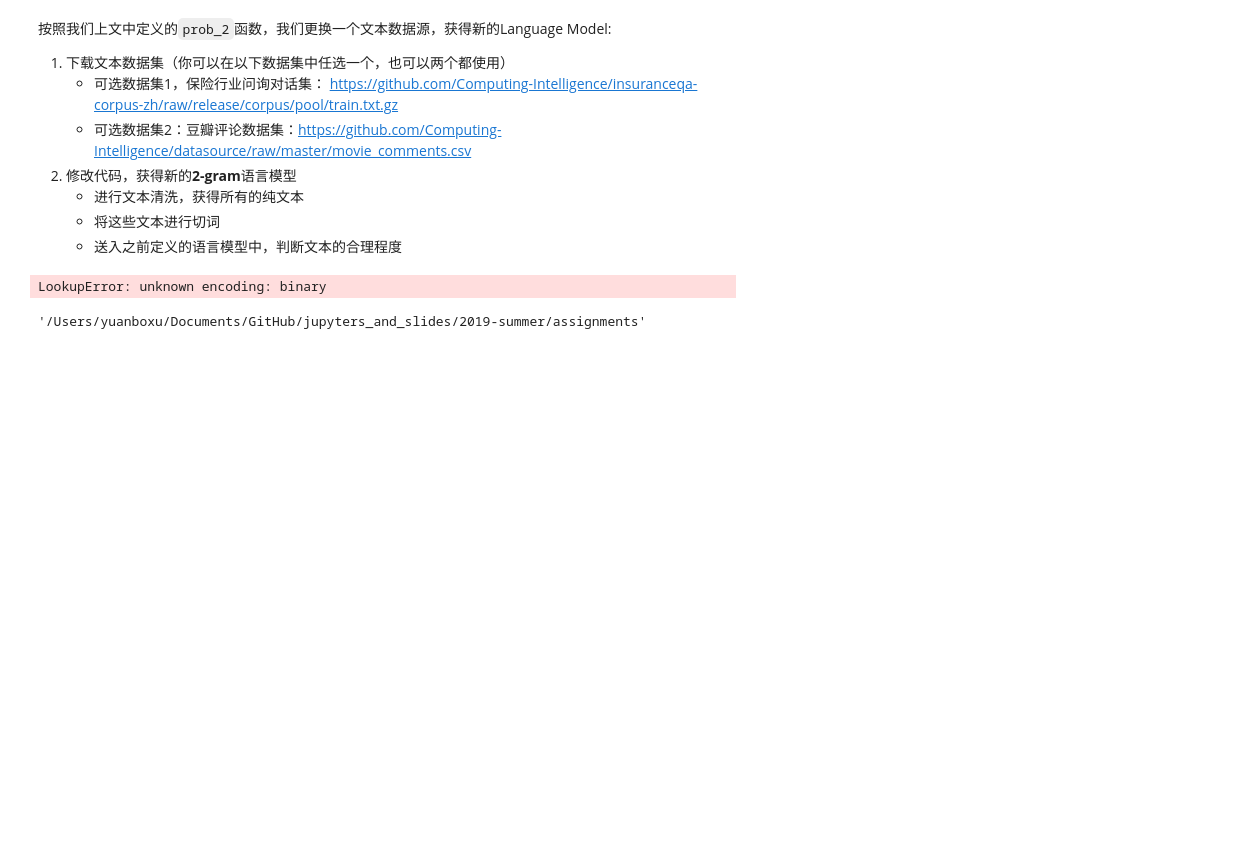
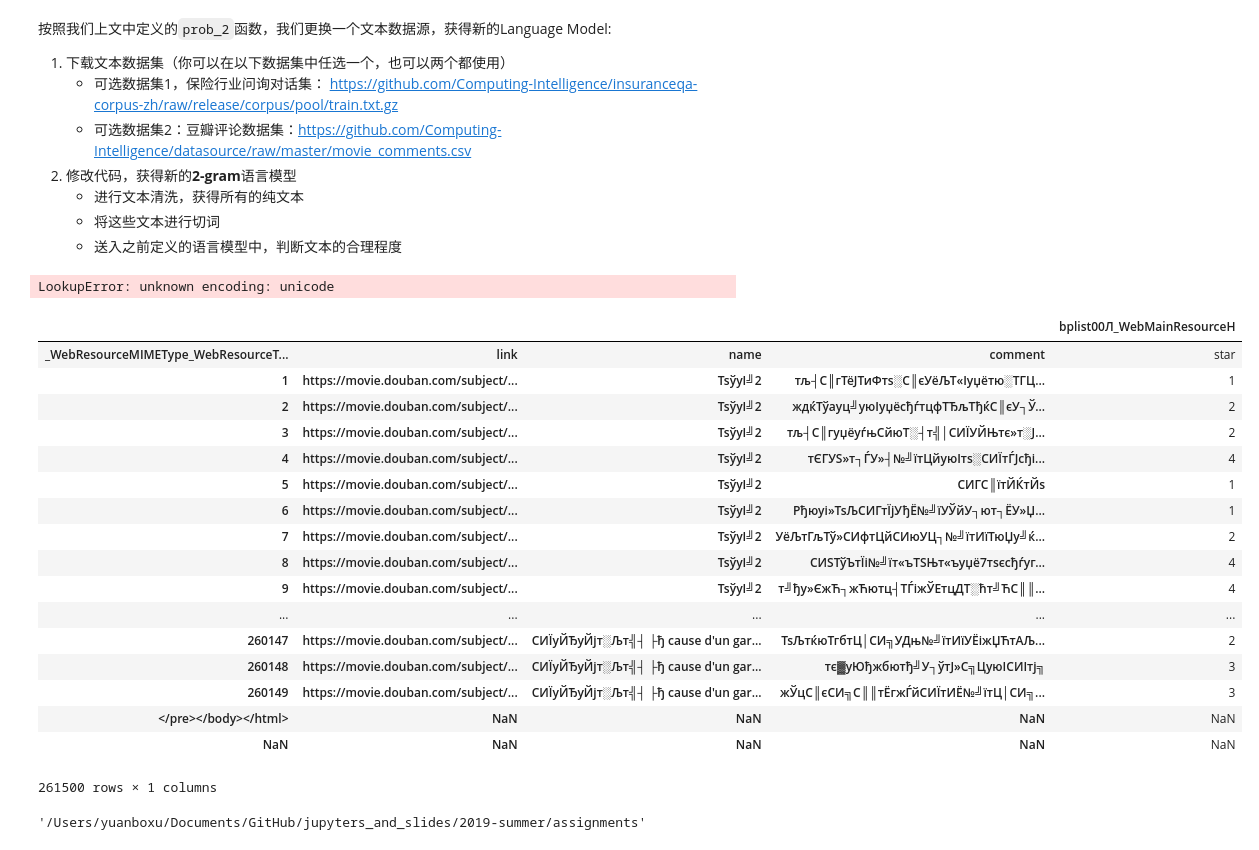
Before and after one commit to computing-intelligence/jupyters_and_slides, a Jupyter notebook: 2019-summer/assignments/Assignment-01.ipynb, the cells around one changed output. Saved outputs shown, nothing was run; the diff lists cells and outputs as text; code cells hidden in the pictures; blank space fills up the shorter version.

```diff
--- a/2019-summer/assignments/Assignment-01.ipynb
+++ b/2019-summer/assignments/Assignment-01.ipynb
@@ -256,9 +256,30 @@ import os
 import pandas as pd
 
 filename = "movie_comments.csv"
-content = pd.read_csv(os.getcwd() + "/" + filename,encoding = "gb18030")
+content = pd.read_csv(os.getcwd() + "/" + filename,encoding = "unicode")
 # %% [output]
-LookupError: unknown encoding: binary
+LookupError: unknown encoding: unicode
+# %%
+content
+# %% [output]
+|  |  |  |  | bplist00Л_WebMainResourceН |
+| _WebResourceMIMEType_WebResourceT... | link | name | comment | star |
+| 1 | https://movie.douban.com/subject/... | ТѕўуІ╝2 | тљ┤С║гТёЈТиФтѕ░С║єУёЉТ«Іуџётю░ТГЦ... | 1 |
+| 2 | https://movie.douban.com/subject/... | ТѕўуІ╝2 | ждќТўауц╝уюІуџёсђѓтцфТЂљТђќС║єУ┐Ў... | 2 |
+| 3 | https://movie.douban.com/subject/... | ТѕўуІ╝2 | тљ┤С║гуџёуѓњСйюТ░┤т╣│СИЇУЙЊтє»т░Ј... | 2 |
+| 4 | https://movie.douban.com/subject/... | ТѕўуІ╝2 | тЄГУЅ»т┐ЃУ»┤№╝їтЦйуюІтѕ░СИЇтЃЈсђі... | 4 |
+| 5 | https://movie.douban.com/subject/... | ТѕўуІ╝2 | СИГС║їтЙЌтЙѕ | 1 |
+| 6 | https://movie.douban.com/subject/... | ТѕўуІ╝2 | Рђюуі»ТѕЉСИГтЇјУђЁ№╝їУЎйУ┐ют┐ЁУ»Џ... | 1 |
+| 7 | https://movie.douban.com/subject/... | ТѕўуІ╝2 | УёЉтГљТў»СИфтЦйСИюУЦ┐№╝їтИїТюЏу╝ќ... | 2 |
+| 8 | https://movie.douban.com/subject/... | ТѕўуІ╝2 | СИЅТўЪтЇі№╝їт«ъТЅЊт«ъуџё7тѕєсђѓуг... | 4 |
+| 9 | https://movie.douban.com/subject/... | ТѕўуІ╝2 | т╝ђу»ЄжЋ┐жЋютц┤ТЃіжЎЕтцДТ░ћт╝ЋС║║... | 4 |
+| ... | ... | ... | ... | ... |
+| 260147 | https://movie.douban.com/subject/... | СИЇуЙЂуЙјт░Љт╣┤ ├ђ cause d'un gar... | ТѕЉтќюТгбтЦ│СИ╗УДњ№╝їтИїУЁіжЏЋтАЉ... | 2 |
+| 260148 | https://movie.douban.com/subject/... | СИЇуЙЂуЙјт░Љт╣┤ ├ђ cause d'un gar... | тє▓уЮђжбютђ╝У┐ўтЈ»С╗ЦуюІСИІтј╗ | 3 |
+| 260149 | https://movie.douban.com/subject/... | СИЇуЙЂуЙјт░Љт╣┤ ├ђ cause d'un gar... | жЎцС║єСИ╗С║║тЁгжЃйСИЇтИЁ№╝їтЦ│СИ╗... | 3 |
+| </pre></body></html> | NaN | NaN | NaN | NaN |
+| NaN | NaN | NaN | NaN | NaN |
+261500 rows × 1 columns
 # %%
 import os
 os.getcwd()
```
Also changed, not shown: 2 other files.
